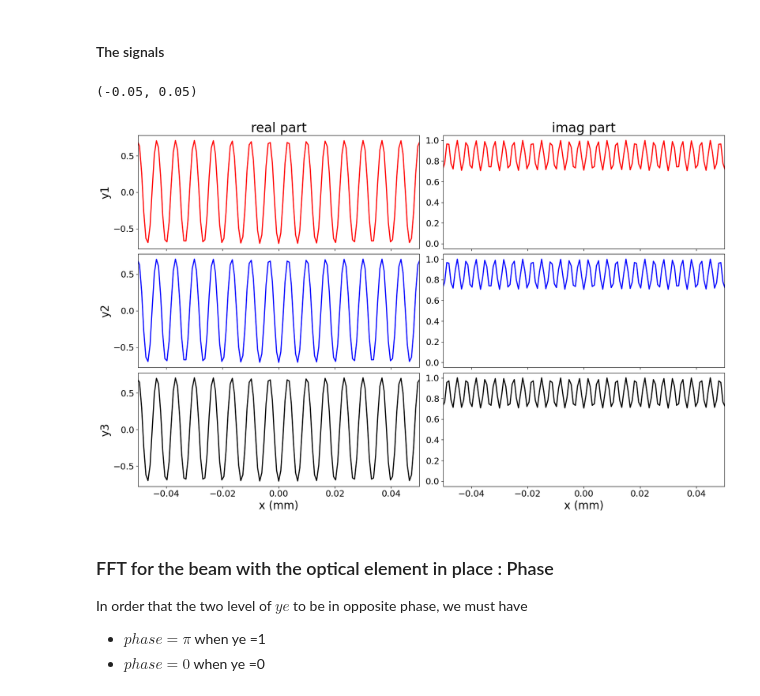
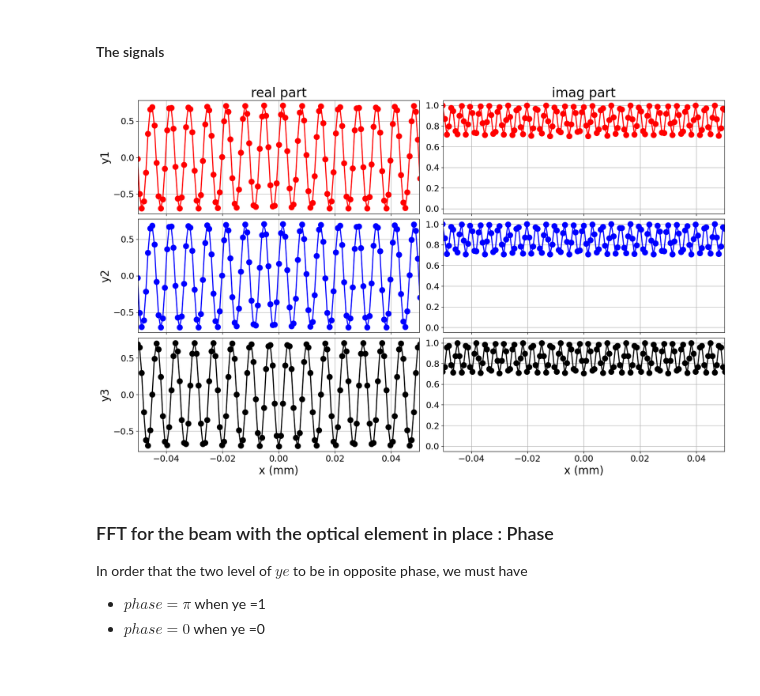
Before and after one commit to sylvielsstfr/AuxtelPSFpoppy, a Jupyter notebook: docs/notebooks/introdiffraction/05_FFT1D_InterferenceTwoSources.ipynb, the cells around one changed output. Saved outputs shown, nothing was run; the diff lists cells and outputs as text; code cells hidden in the pictures.

```diff
--- a/docs/notebooks/introdiffraction/05_FFT1D_InterferenceTwoSources.ipynb
+++ b/docs/notebooks/introdiffraction/05_FFT1D_InterferenceTwoSources.ipynb
@@ -373,4 +380,19 @@ Text(0.5, 0, 'mm')
 [figure]
 # %% [markdown]
 #### The signals
+# %%
+def twosourcesinterf1D_1_A(x,C,DPSI):
+    y = np.exp(1j*np.pi*InterferenceModule1D_1_A(x,C,DPSI))
+    ycut = np.where(np.logical_or(x<-beam_radius_mm,x>beam_radius_mm),0.,y)
+    return ycut
+
+def twosourcesinterf1D_2_A(x,C,DPSI):
+    y = np.exp(1j*np.pi*InterferenceModule1D_2_A(x,C,DPSI))
+    ycut = np.where(np.logical_or(x<-beam_radius_mm,x>beam_radius_mm),0.,y)
+    return ycut
+
+def twosourcesinterf1D_3_A(x,C,DPSI):
+    y = np.exp(1j*np.pi*InterferenceModule1D_3_A(x,C,DPSI))
+    ycut = np.where(np.logical_or(x<-beam_radius_mm,x>beam_radius_mm),0.,y)
+    return ycut
 # %%
@@ -380,26 +402,37 @@ y3 = ap*np.exp(1j*np.pi*InterferenceModule1D_3(xe,C,DPSI))
+# %%
+y1 = twosourcesinterf1D_1_A(xe,C,DPSI)
+y2 = twosourcesinterf1D_2_A(xe,C,DPSI)
+y3 = twosourcesinterf1D_3_A(xe,C,DPSI)
 # %%
 fig,axs = plt.subplots(3,2,figsize=(16,10),layout="constrained",sharex=True)
 ax1,ax2,ax3,ax4,ax5,ax6 = axs.flatten()
-ax1.plot(xe,y1.real,"r")
-ax2.plot(xe,y1.imag,"r")
+ax1.plot(xe,y1.real,"o-r")
+ax2.plot(xe,y1.imag,"o-r")
 ax1.set_title("real part")
 ax2.set_title("imag part")
 ax1.set_ylabel("y1")
 
-ax3.plot(xe,y2.real,"b")
-ax4.plot(xe,y2.imag,"b")
+
+
+ax3.plot(xe,y2.real,"o-b")
+ax4.plot(xe,y2.imag,"o-b")
 ax3.set_ylabel("y2")
 
-ax5.plot(xe,y3.real,"k")
-ax6.plot(xe,y3.imag,"k")
+ax5.plot(xe,y3.real,"o-k")
+ax6.plot(xe,y3.imag,"o-k")
 ax5.set_ylabel("y3")
 ax5.set_xlabel("x (mm)")
 ax6.set_xlabel("x (mm)")
 
 ax1.set_xlim(-0.05,0.05)
+ax1.grid()
+ax2.grid()
+ax3.grid()
+ax4.grid()
+ax5.grid()
+ax6.grid()
 # %% [output]
-(-0.05, 0.05)
-[figure, old version]
+[figure, new version]
 # %% [markdown]
 ### FFT for the beam with the optical element in place : Phase
 
```
Also changed, not shown: parts of 31 cells of this notebook, 2 other files.
